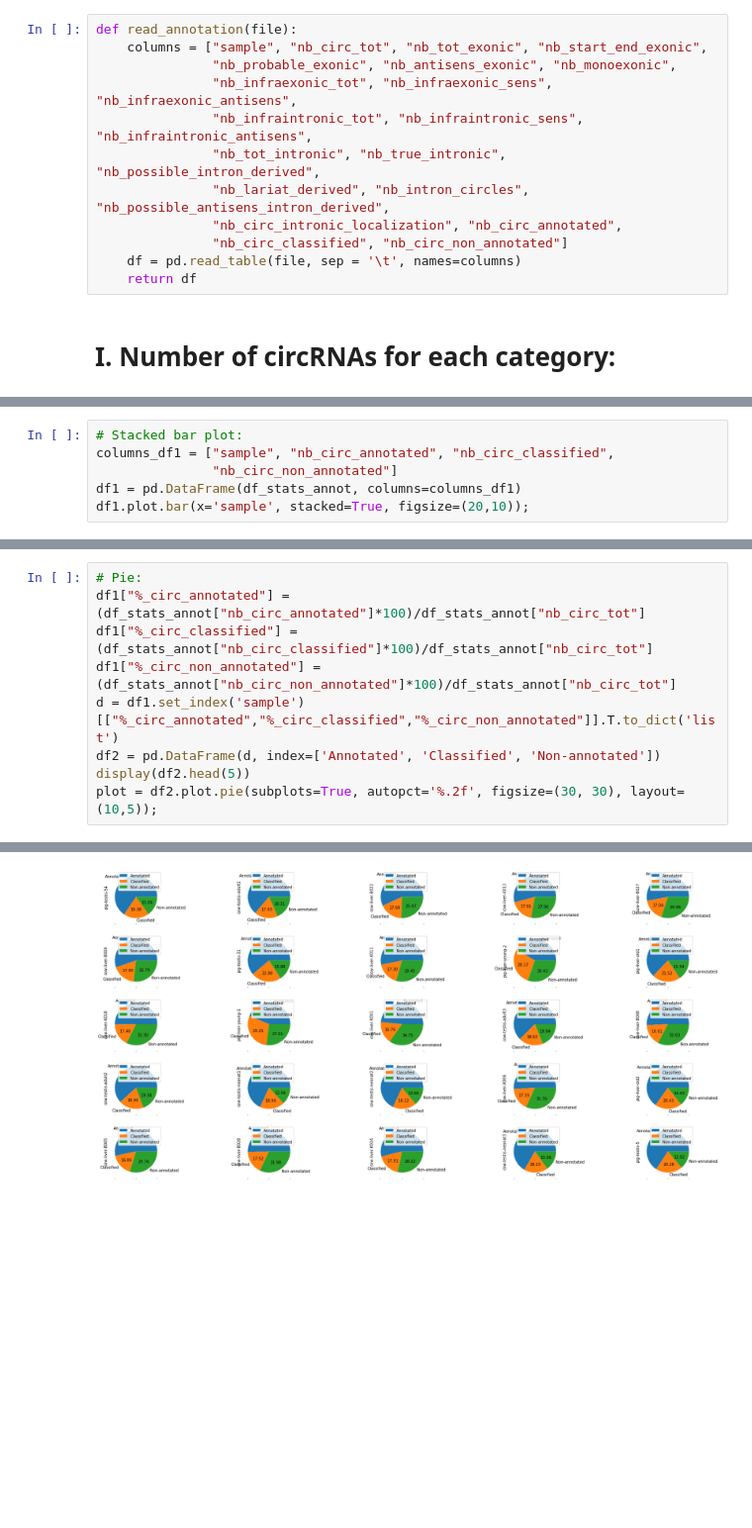
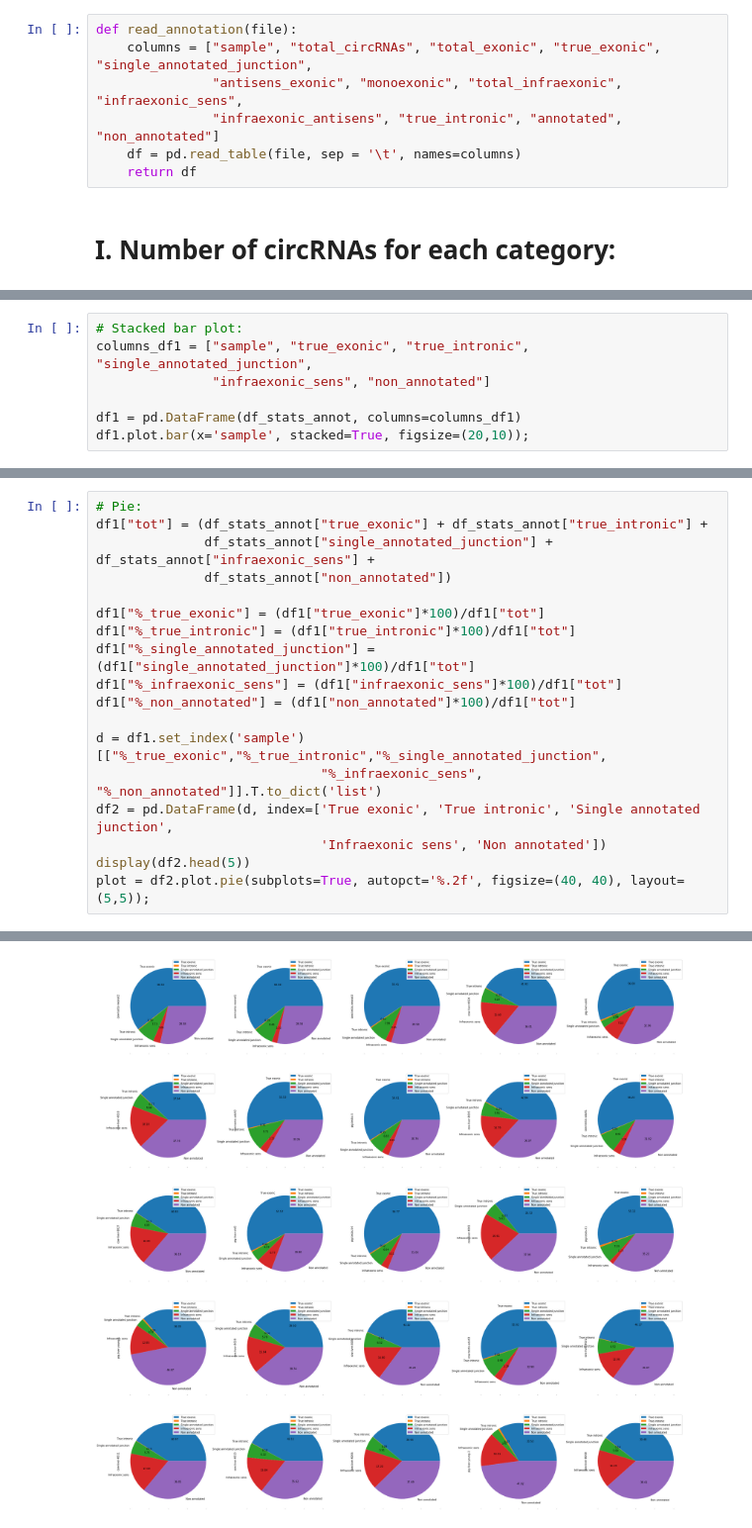
Before and after one commit to GenEpi-GenPhySE/circDetector, a Jupyter notebook: scripts/stats_annotation.ipynb, the cells around one changed output, grey strips where cells are left out. Shown at 99% size. Saved outputs shown, nothing was run; the diff lists cells and outputs as text; blank space fills up the shorter version.

```diff
--- a/scripts/stats_annotation.ipynb
+++ b/scripts/stats_annotation.ipynb
@@ -29,14 +29,9 @@ $( document ).ready(code_toggle);
 # Functions:
 # %%
 def read_annotation(file):
-    columns = ["sample", "nb_circ_tot", "nb_tot_exonic", "nb_start_end_exonic",
-               "nb_probable_exonic", "nb_antisens_exonic", "nb_monoexonic",
-               "nb_infraexonic_tot", "nb_infraexonic_sens", "nb_infraexonic_antisens",
-               "nb_infraintronic_tot", "nb_infraintronic_sens", "nb_infraintronic_antisens",
-               "nb_tot_intronic", "nb_true_intronic", "nb_possible_intron_derived",
-               "nb_lariat_derived", "nb_intron_circles", "nb_possible_antisens_intron_derived",
-               "nb_circ_intronic_localization", "nb_circ_annotated",
-               "nb_circ_classified", "nb_circ_non_annotated"]
+    columns = ["sample", "total_circRNAs", "total_exonic", "true_exonic", "single_annotated_junction",
+               "antisens_exonic", "monoexonic", "total_infraexonic", "infraexonic_sens",
+               "infraexonic_antisens", "true_intronic", "annotated", "non_annotated"]
     df = pd.read_table(file, sep = '\t', names=columns)
     return df
 # %% [markdown]
@@ -55,7 +60,8 @@ display(df_stats_annot.head(5))
 # %%
 # Stacked bar plot:
-columns_df1 = ["sample", "nb_circ_annotated", "nb_circ_classified",
-               "nb_circ_non_annotated"]
+columns_df1 = ["sample", "true_exonic", "true_intronic", "single_annotated_junction",
+               "infraexonic_sens", "non_annotated"]
+
 df1 = pd.DataFrame(df_stats_annot, columns=columns_df1)
 df1.plot.bar(x='sample', stacked=True, figsize=(20,10));
 # %% [output]
@@ -63,10 +69,19 @@ df1.plot.bar(x='sample', stacked=True, figsize=(20,10));
 # %%
 # Pie:
-df1["%_circ_annotated"] = (df_stats_annot["nb_circ_annotated"]*100)/df_stats_annot["nb_circ_tot"]
-df1["%_circ_classified"] = (df_stats_annot["nb_circ_classified"]*100)/df_stats_annot["nb_circ_tot"]
-df1["%_circ_non_annotated"] = (df_stats_annot["nb_circ_non_annotated"]*100)/df_stats_annot["nb_circ_tot"]
-d = df1.set_index('sample')[["%_circ_annotated","%_circ_classified","%_circ_non_annotated"]].T.to_dict('list')
-df2 = pd.DataFrame(d, index=['Annotated', 'Classified', 'Non-annotated'])
+df1["tot"] = (df_stats_annot["true_exonic"] + df_stats_annot["true_intronic"] +
+              df_stats_annot["single_annotated_junction"] + df_stats_annot["infraexonic_sens"] +
+              df_stats_annot["non_annotated"])
+
+df1["%_true_exonic"] = (df1["true_exonic"]*100)/df1["tot"]
+df1["%_true_intronic"] = (df1["true_intronic"]*100)/df1["tot"]
+df1["%_single_annotated_junction"] = (df1["single_annotated_junction"]*100)/df1["tot"]
+df1["%_infraexonic_sens"] = (df1["infraexonic_sens"]*100)/df1["tot"]
+df1["%_non_annotated"] = (df1["non_annotated"]*100)/df1["tot"]
+
+d = df1.set_index('sample')[["%_true_exonic","%_true_intronic","%_single_annotated_junction",
+                             "%_infraexonic_sens", "%_non_annotated"]].T.to_dict('list')
+df2 = pd.DataFrame(d, index=['True exonic', 'True intronic', 'Single annotated junction',
+                             'Infraexonic sens', 'Non annotated'])
 display(df2.head(5))
-plot = df2.plot.pie(subplots=True, autopct='%.2f', figsize=(30, 30), layout=(10,5));
+plot = df2.plot.pie(subplots=True, autopct='%.2f', figsize=(40, 40), layout=(5,5));
 # %% [output]
@@ -78 +95 @@ plot = df2.plot.pie(subplots=True, autopct='%.2f', figsize=(30, 30), layout=(10,
-[figure, old version]
+[figure, new version]
```
Also changed, not shown: parts of 20 cells of this notebook, 1 other file.
